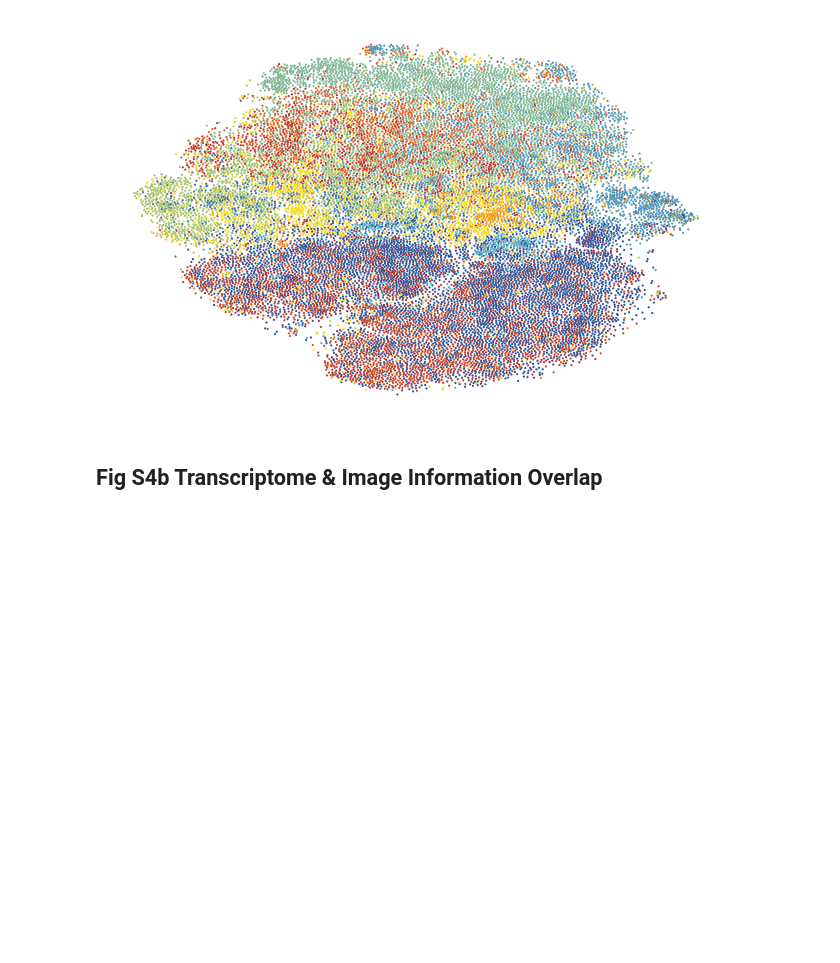
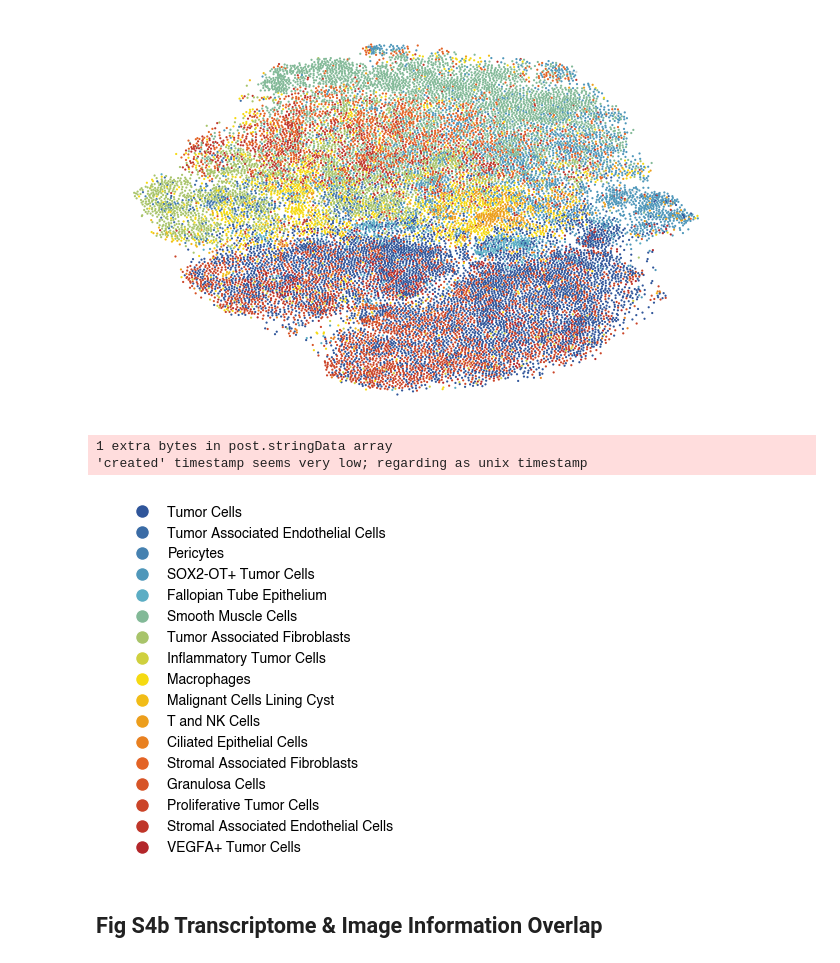
Before and after one commit to MannLabs/scPortrait_manuscript, a Jupyter notebook: figure_notebooks/Fig_S4.ipynb, the cells around one changed output. Drawn from its saved outputs; the diff is of its cells as text; code cells hidden in the pictures; blank space fills up the shorter version.

```diff
--- a/figure_notebooks/Fig_S4.ipynb
+++ b/figure_notebooks/Fig_S4.ipynb
@@ -18,6 +30,8 @@ import seaborn as sns
 # %%
-# Keep text editable
+# define plotting parameters for consistency across figures and vector graphic export
 import matplotlib as mpl
 mpl.rcParams['pdf.fonttype'] = 42
 mpl.rcParams['ps.fonttype'] = 42
-mpl.rcParams['svg.fonttype'] = 'none'
+mpl.rcParams['font.size'] = 10
+mpl.rcParams['font.family'] = 'sans-serif'
+mpl.rcParams['font.sans-serif'] = 'Helvetica'
@@ -103,10 +140,10 @@ order = [
     'Stromal Associated Fibroblasts',
     'Granulosa Cells',
     'Proliferative Tumor Cells',
-    # 'Unassigned',
     'Stromal Associated Endothelial Cells',
     'VEGFA+ Tumor Cells',
 ]
+palette = generate_palette(len(order), custom_cmap=custom_cmap)
 cluster_to_color_celltype = {cluster_label:palette[i] for i, cluster_label in enumerate(order)}
 
 # white
@@ -116,8 +153,8 @@ na_color = (
     np.float64(1.0),
     np.float64(1.0),
 )
-cats = list(plot_data.obs['10X_cell_type'].cat.categories)
-plot_data.uns['10X_cell_type_colors'] = [cluster_to_color_celltype.get(c, na_color) for c in cats]
+cats = list(_plot_data.obs['10X_cell_type'].cat.categories)
+_plot_data.uns['10X_cell_type_colors'] = [cluster_to_color_celltype.get(c, na_color) for c in cats]
 # %%
 fig, ax = plt.subplots(figsize=(8, 5))
 
@@ -148,3 +174,26 @@ pd.DataFrame(
+# %%
+# Create figure containing the legend to the previously generated tSNE
+df = pd.DataFrame({
+    '10X_cell_type': order,
+    'color': palette,
+})
+
+fig, ax = plt.subplots(figsize=(4, 4))
+ax.axis("off")
+
+# Build legend handles
+handles = [
+    plt.Line2D([0], [0], marker='o', color='w',
+               markerfacecolor=row['color'], markersize=10,
+               label=row['10X_cell_type'])
+    for _, row in df.iterrows()
+]
+ax.legend(handles=handles, loc='center', frameon=False)
+fig.savefig(f"{figures_directory}/Fig_S4a_tSNE_legend.pdf", dpi=300, bbox_inches="tight")
+# %% [output]
+1 extra bytes in post.stringData array
+'created' timestamp seems very low; regarding as unix timestamp
+[figure, added]
 # %% [markdown]
 ## Fig S4b Transcriptome & Image Information Overlap
 # %% [markdown]
```
Also changed, not shown: parts of 99 cells of this notebook, 7 other files.
